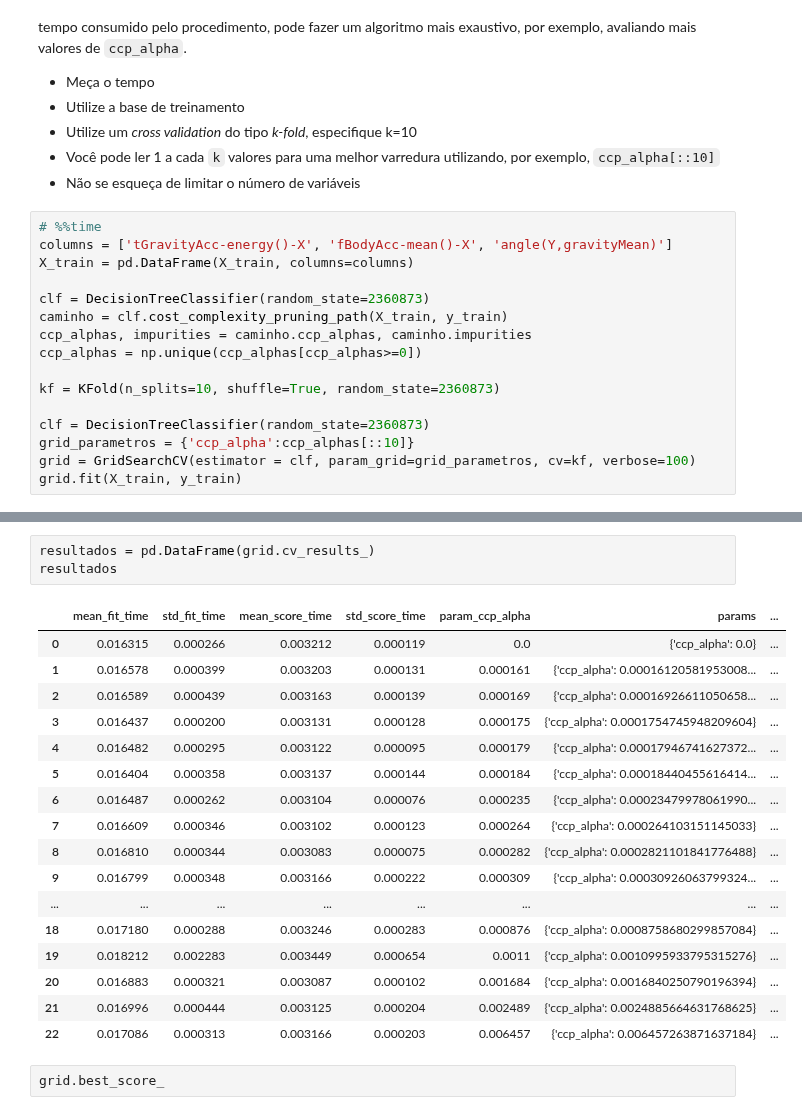
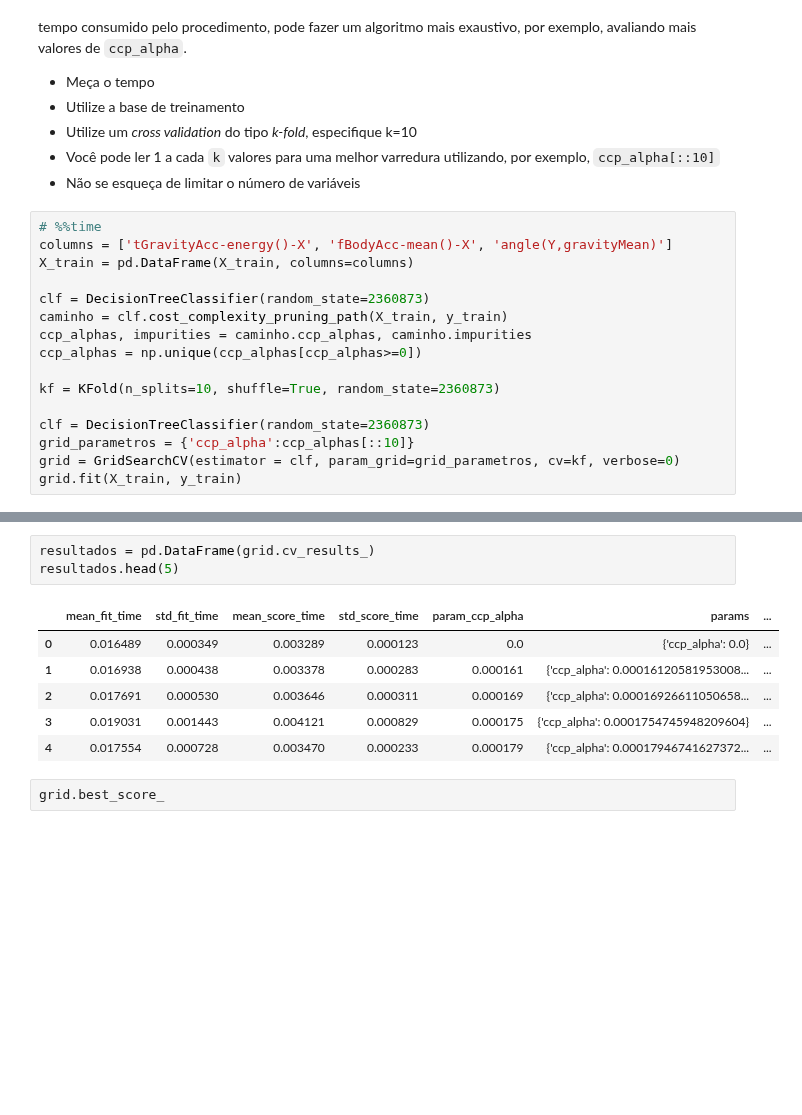
Before and after one commit to piresthiago10/estudos_data_science, a Jupyter notebook: modulo_17_arvores_2/mod17_tarefa_3.ipynb, the cells around one changed output, grey strips where cells are left out. Saved outputs shown, nothing was run; the diff lists cells and outputs as text; blank space fills up the shorter version.

```diff
--- a/modulo_17_arvores_2/mod17_tarefa_3.ipynb
+++ b/modulo_17_arvores_2/mod17_tarefa_3.ipynb
@@ -73,6 +73,6 @@ kf = KFold(n_splits=10, shuffle=True, random_state=2360873)
 
 clf = DecisionTreeClassifier(random_state=2360873)
 grid_parametros = {'ccp_alpha':ccp_alphas[::10]}
-grid = GridSearchCV(estimator = clf, param_grid=grid_parametros, cv=kf, verbose=100)
+grid = GridSearchCV(estimator = clf, param_grid=grid_parametros, cv=kf, verbose=0)
 grid.fit(X_train, y_train)
 # %% [output]
@@ -104,24 +86,13 @@ GridSearchCV(cv=KFold(n_splits=10, random_state=2360873, shuffle=True),
 # %%
 resultados = pd.DataFrame(grid.cv_results_)
-resultados
+resultados.head(5)
 # %% [output]
 |  | mean_fit_time | std_fit_time | mean_score_time | std_score_time | param_ccp_alpha | params | ... |
-| 0 | 0.016315 | 0.000266 | 0.003212 | 0.000119 | 0.0 | {'ccp_alpha': 0.0} | ... |
-| 1 | 0.016578 | 0.000399 | 0.003203 | 0.000131 | 0.000161 | {'ccp_alpha': 0.00016120581953008... | ... |
-| 2 | 0.016589 | 0.000439 | 0.003163 | 0.000139 | 0.000169 | {'ccp_alpha': 0.00016926611050658... | ... |
-| 3 | 0.016437 | 0.000200 | 0.003131 | 0.000128 | 0.000175 | {'ccp_alpha': 0.0001754745948209604} | ... |
-| 4 | 0.016482 | 0.000295 | 0.003122 | 0.000095 | 0.000179 | {'ccp_alpha': 0.00017946741627372... | ... |
-| 5 | 0.016404 | 0.000358 | 0.003137 | 0.000144 | 0.000184 | {'ccp_alpha': 0.00018440455616414... | ... |
-| 6 | 0.016487 | 0.000262 | 0.003104 | 0.000076 | 0.000235 | {'ccp_alpha': 0.00023479978061990... | ... |
-| 7 | 0.016609 | 0.000346 | 0.003102 | 0.000123 | 0.000264 | {'ccp_alpha': 0.000264103151145033} | ... |
-| 8 | 0.016810 | 0.000344 | 0.003083 | 0.000075 | 0.000282 | {'ccp_alpha': 0.0002821101841776488} | ... |
-| 9 | 0.016799 | 0.000348 | 0.003166 | 0.000222 | 0.000309 | {'ccp_alpha': 0.00030926063799324... | ... |
-| ... | ... | ... | ... | ... | ... | ... | ... |
-| 18 | 0.017180 | 0.000288 | 0.003246 | 0.000283 | 0.000876 | {'ccp_alpha': 0.0008758680299857084} | ... |
-| 19 | 0.018212 | 0.002283 | 0.003449 | 0.000654 | 0.0011 | {'ccp_alpha': 0.0010995933795315276} | ... |
-| 20 | 0.016883 | 0.000321 | 0.003087 | 0.000102 | 0.001684 | {'ccp_alpha': 0.0016840250790196394} | ... |
-| 21 | 0.016996 | 0.000444 | 0.003125 | 0.000204 | 0.002489 | {'ccp_alpha': 0.0024885664631768625} | ... |
-| 22 | 0.017086 | 0.000313 | 0.003166 | 0.000203 | 0.006457 | {'ccp_alpha': 0.006457263871637184} | ... |
+| 0 | 0.016489 | 0.000349 | 0.003289 | 0.000123 | 0.0 | {'ccp_alpha': 0.0} | ... |
+| 1 | 0.016938 | 0.000438 | 0.003378 | 0.000283 | 0.000161 | {'ccp_alpha': 0.00016120581953008... | ... |
+| 2 | 0.017691 | 0.000530 | 0.003646 | 0.000311 | 0.000169 | {'ccp_alpha': 0.00016926611050658... | ... |
+| 3 | 0.019031 | 0.001443 | 0.004121 | 0.000829 | 0.000175 | {'ccp_alpha': 0.0001754745948209604} | ... |
+| 4 | 0.017554 | 0.000728 | 0.003470 | 0.000233 | 0.000179 | {'ccp_alpha': 0.00017946741627372... | ... |
 # %%
 grid.best_score_
 # %% [output]
```
Also changed, not shown: parts of 5 cells of this notebook.
